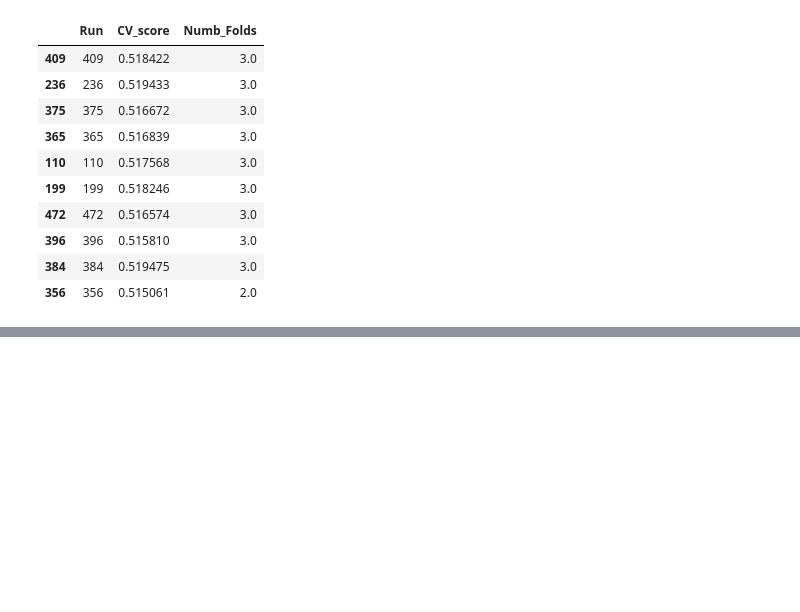
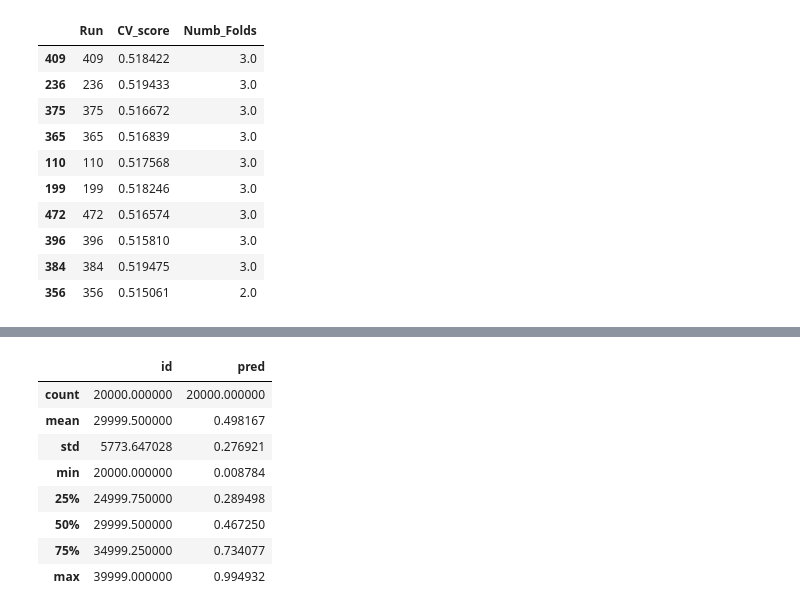
Before and after one commit to Analytics-Data-Science-and-Tech/Analytics_Data_Science, a Jupyter notebook: Tabular-Playground-Series/Tabular-Playground-Nov-2022/Playing_with_Preds.ipynb, the cells around one changed output, grey strips where cells are left out. Cells and saved outputs as stored; diff of their text form; code cells hidden in the pictures; blank space fills up the shorter version.

```diff
--- a/Tabular-Playground-Series/Tabular-Playground-Nov-2022/Playing_with_Preds.ipynb
+++ b/Tabular-Playground-Series/Tabular-Playground-Nov-2022/Playing_with_Preds.ipynb
@@ -540,0 +649,12 @@ CV_scores.sort_values(by = 'Numb_Folds', ascending = False).head(10)
+# %%
+submission.describe()
+# %% [output]
+|  | id | pred |
+| count | 20000.000000 | 20000.000000 |
+| mean | 29999.500000 | 0.498167 |
+| std | 5773.647028 | 0.276921 |
+| min | 20000.000000 | 0.008784 |
+| 25% | 24999.750000 | 0.289498 |
+| 50% | 29999.500000 | 0.467250 |
+| 75% | 34999.250000 | 0.734077 |
+| max | 39999.000000 | 0.994932 |
```
Also changed, not shown: parts of 4 cells of this notebook.
